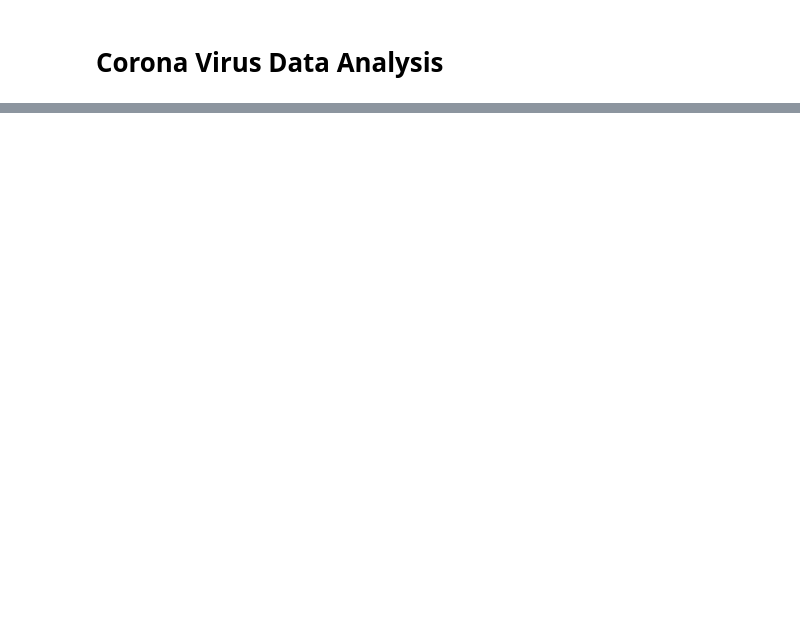
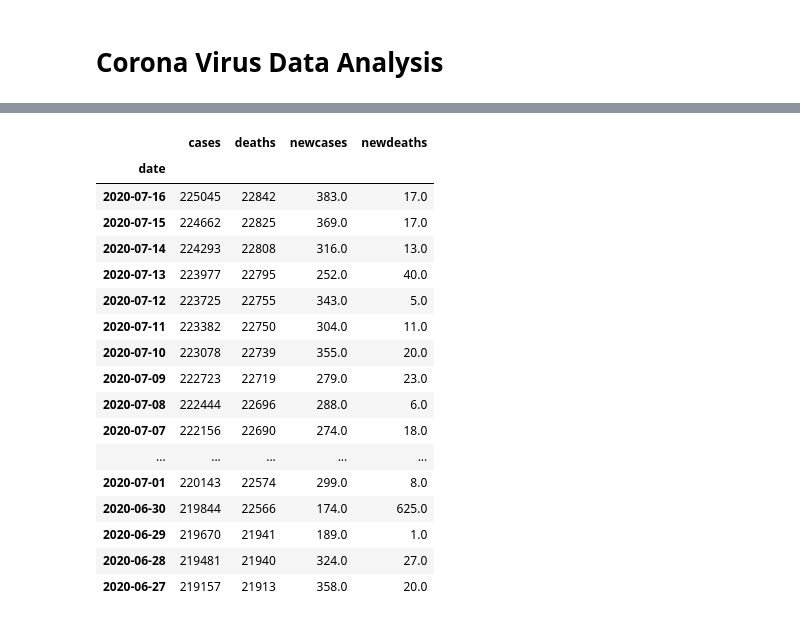
Before and after one commit to freefrancisco/covidanalysis, a Jupyter notebook: CovidAnalysis.ipynb, the cells around one changed output, grey strips where cells are left out. Cells and saved outputs as stored; diff of their text form; code cells hidden in the pictures; blank space fills up the shorter version.

```diff
--- a/CovidAnalysis.ipynb
+++ b/CovidAnalysis.ipynb
@@ -60,0 +86,22 @@ latest = latest.reset_index()
+# %%
+timeseries.loc['New York', 'New York City'].sort_index(ascending=False).head(20)
+# worstPlaces("New York")
+# %% [output]
+|  | cases | deaths | newcases | newdeaths |
+| date |  |  |  |  |
+| 2020-07-16 | 225045 | 22842 | 383.0 | 17.0 |
+| 2020-07-15 | 224662 | 22825 | 369.0 | 17.0 |
+| 2020-07-14 | 224293 | 22808 | 316.0 | 13.0 |
+| 2020-07-13 | 223977 | 22795 | 252.0 | 40.0 |
+| 2020-07-12 | 223725 | 22755 | 343.0 | 5.0 |
+| 2020-07-11 | 223382 | 22750 | 304.0 | 11.0 |
+| 2020-07-10 | 223078 | 22739 | 355.0 | 20.0 |
+| 2020-07-09 | 222723 | 22719 | 279.0 | 23.0 |
+| 2020-07-08 | 222444 | 22696 | 288.0 | 6.0 |
+| 2020-07-07 | 222156 | 22690 | 274.0 | 18.0 |
+| ... | ... | ... | ... | ... |
+| 2020-07-01 | 220143 | 22574 | 299.0 | 8.0 |
+| 2020-06-30 | 219844 | 22566 | 174.0 | 625.0 |
+| 2020-06-29 | 219670 | 21941 | 189.0 | 1.0 |
+| 2020-06-28 | 219481 | 21940 | 324.0 | 27.0 |
+| 2020-06-27 | 219157 | 21913 | 358.0 | 20.0 |
```
Also changed, not shown: parts of 14 cells of this notebook.
